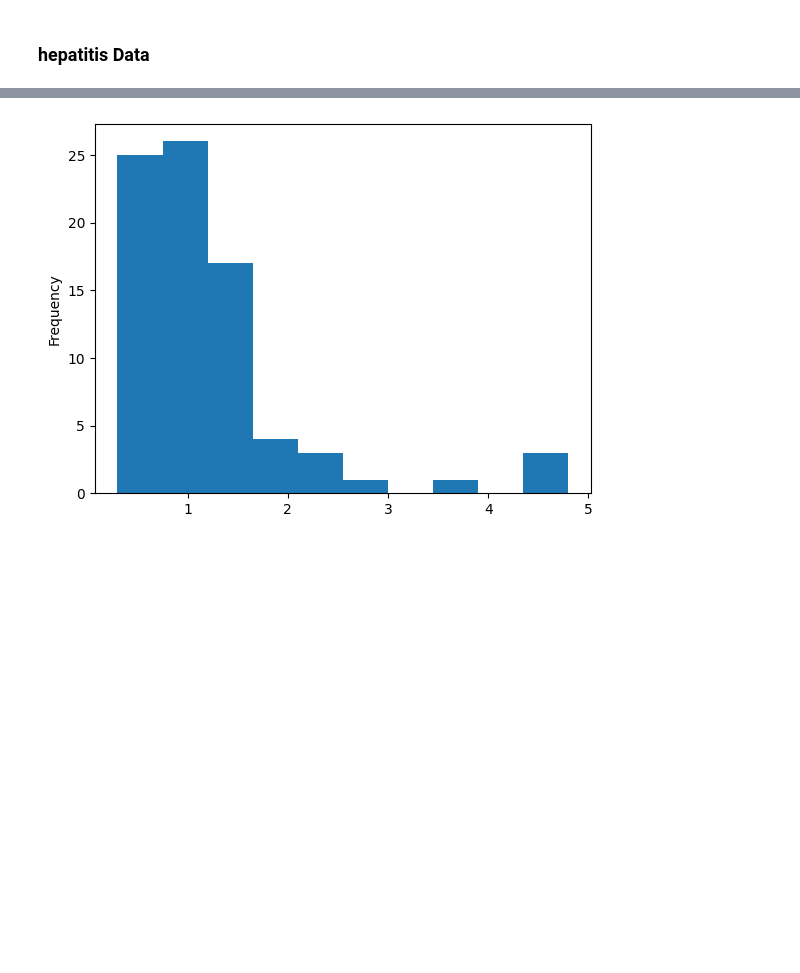
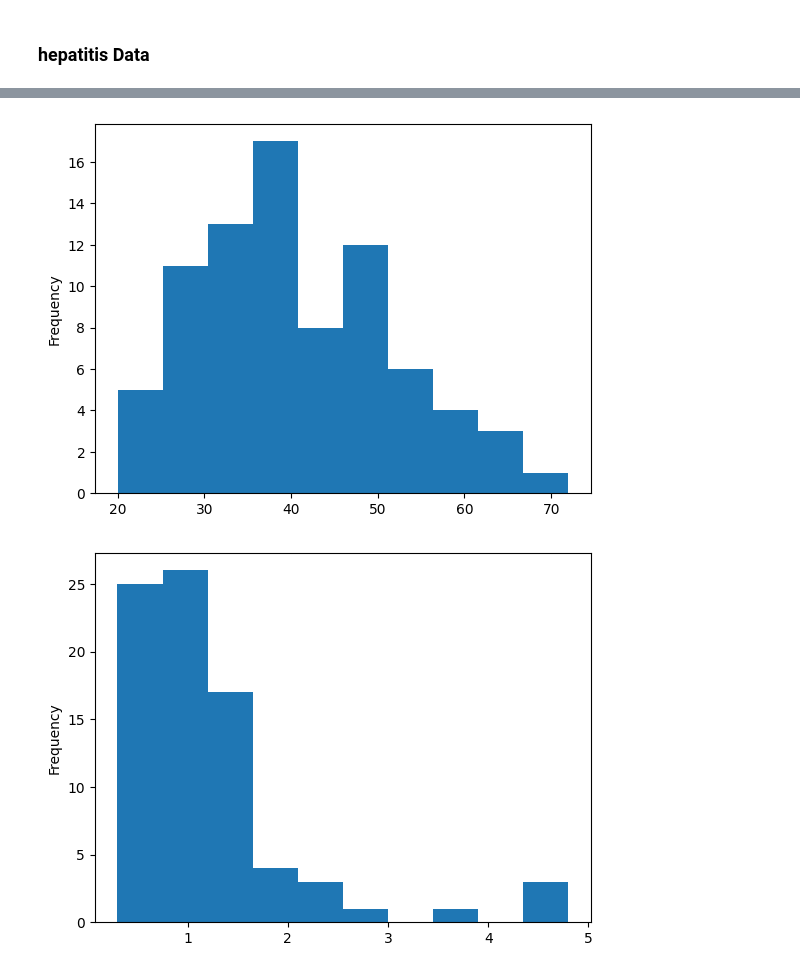
Before and after one commit to Shaojieee/Classification-Based-on-Association, a Jupyter notebook: Data Cleaning.ipynb, the cells around one changed output, grey strips where cells are left out. Drawn from its saved outputs; the diff is of its cells as text; code cells hidden in the pictures; blank space fills up the shorter version.

Commit message:
hepatitis and breast

```diff
--- a/Data Cleaning.ipynb
+++ b/Data Cleaning.ipynb
@@ -28,8 +49,12 @@ df_ttt.to_csv('./data/tic_tac_toe/clean_tic-tac-toe.csv')
 ### hepatitis Data
 # %%
 convert_to_csv('./data/hepatitis/hepatitis.data','./data/hepatitis/hepatitis.csv')
-df_hepatitis=pd.read_csv('./data/hepatitis/hepatitis.csv',header=None).rename({0:'class',1:'age',2:'sex',3:'steroid',4:'antivirals',5:'fatigue',6:'malaise',7:'anorexia',8:'big liver',9:'firm liver',10:'palpable spleen',11:'spiders',12:'ascites',13:'varices',14:'bilirubin',15:'phosphate',16:'sgot',17:'albumin',18:'protime',19:'histology'},axis=1)
-df_hepatitis=df_hepatitis.replace('?',np.nan).dropna()
+df_hepatitis=pd.read_csv('./data/hepatitis/hepatitis.csv',header=None)
+df_hepatitis.columns=['class,age,sex,steroid,antivirals,fatigue,malaise,anorexia,big liver,firm liver,palpable spleen,spiders,ascites,varices,bilirubin,phosphate,sgot,albumin,protime,histology']
+df_hepatitis[df_hepatitis.columns[0].split(',')] = df_hepatitis.iloc[:,0].str.split(',', expand=True)
+df_hepatitis.drop(df_hepatitis.columns[0],axis=1,inplace=True)
+df_hepatitis=df_hepatitis.replace('?',np.nan).dropna().reset_index(drop=True)
+df_hepatitis['age']=df_hepatitis['age'].astype('int')
 df_hepatitis['phosphate']=df_hepatitis['phosphate'].astype('int')
 df_hepatitis['sgot']=df_hepatitis['sgot'].astype('int')
 df_hepatitis['albumin']=df_hepatitis['albumin'].astype('float')
@@ -38,3 +81,11 @@ df_hepatitis['bilirubin']=df_hepatitis['bilirubin'].astype('float')
+# %%
+df_hepatitis['age'].plot.hist()
+
+bins=[20,30,40,50,60,70,80]
+labels=['20-30','30-40','40-50','50-60','60-70','70-80']
+df_hepatitis['age']=pd.cut(df_hepatitis['age'],bins=bins,labels=labels,include_lowest=True)
+# %% [output]
+[figure, added]
 # %%
 df_hepatitis['bilirubin'].plot.hist()
 
```
Also changed, not shown: parts of 3 cells of this notebook, 5 other files.
